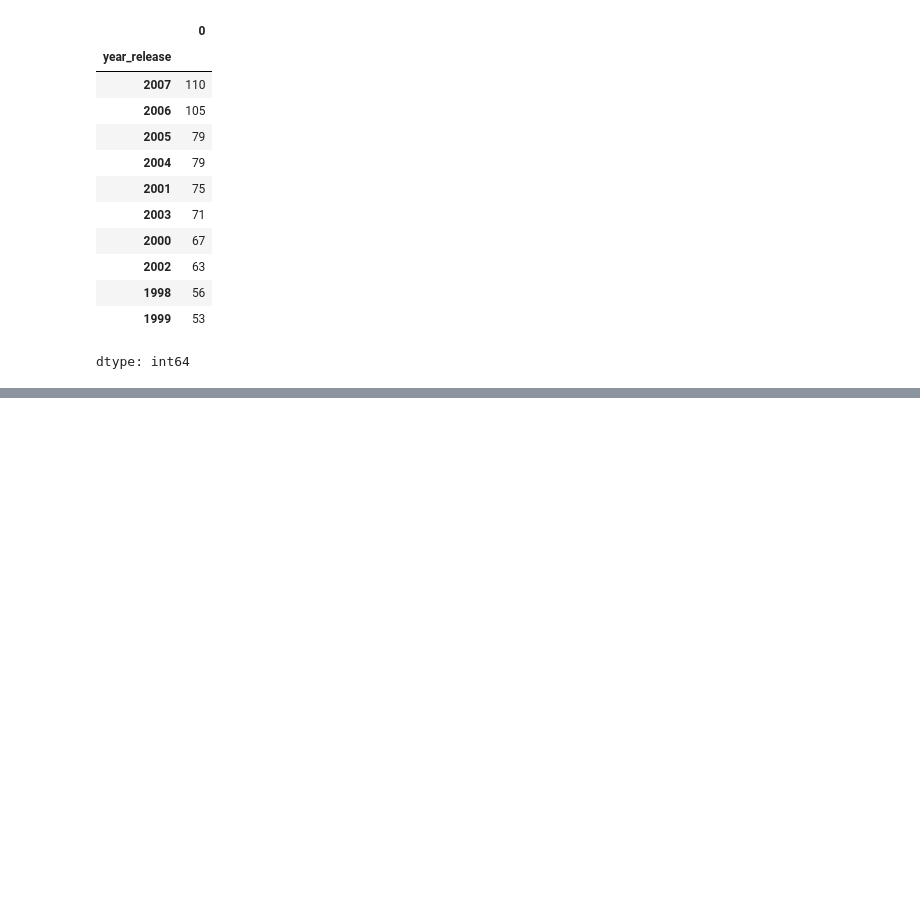
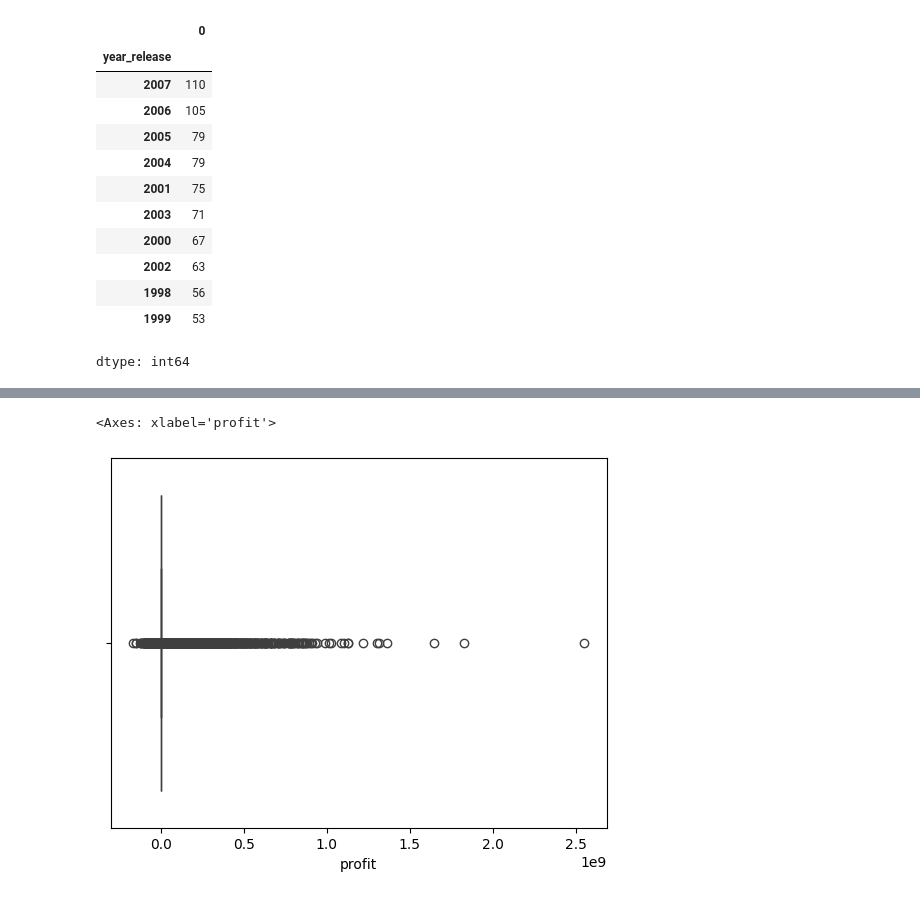
Before and after one commit to sitimustikaayu/Python_DataScientist, a Jupyter notebook: Google_Drive_Import.ipynb, the cells around one changed output, grey strips where cells are left out. Saved outputs shown, nothing was run; the diff lists cells and outputs as text; code cells hidden in the pictures; blank space fills up the shorter version.

```diff
--- a/Google_Drive_Import.ipynb
+++ b/Google_Drive_Import.ipynb
@@ -788,0 +825,5 @@ dtype: int64
+# %%
+sns.boxplot(data = movies_data, x = 'profit')
+# %% [output]
+<Axes: xlabel='profit'>
+[figure, added]
```
Also changed, not shown: parts of 17 cells of this notebook.
